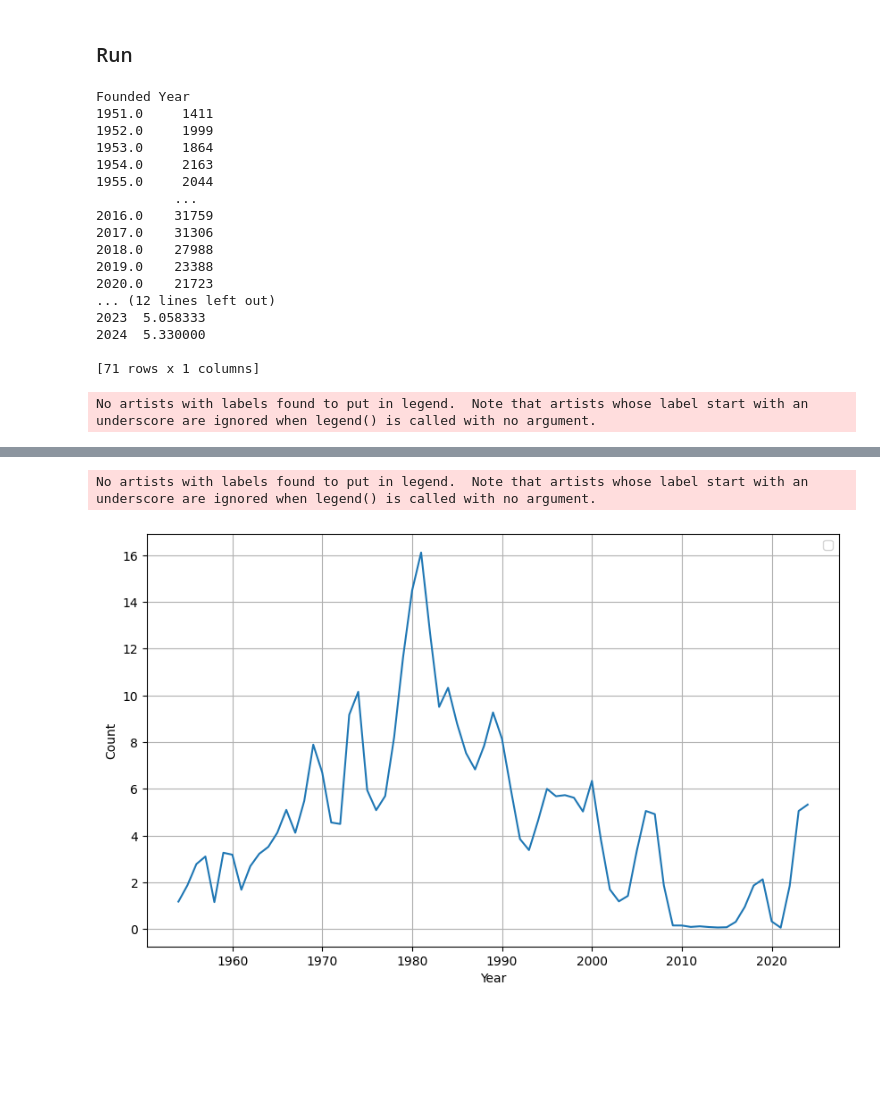
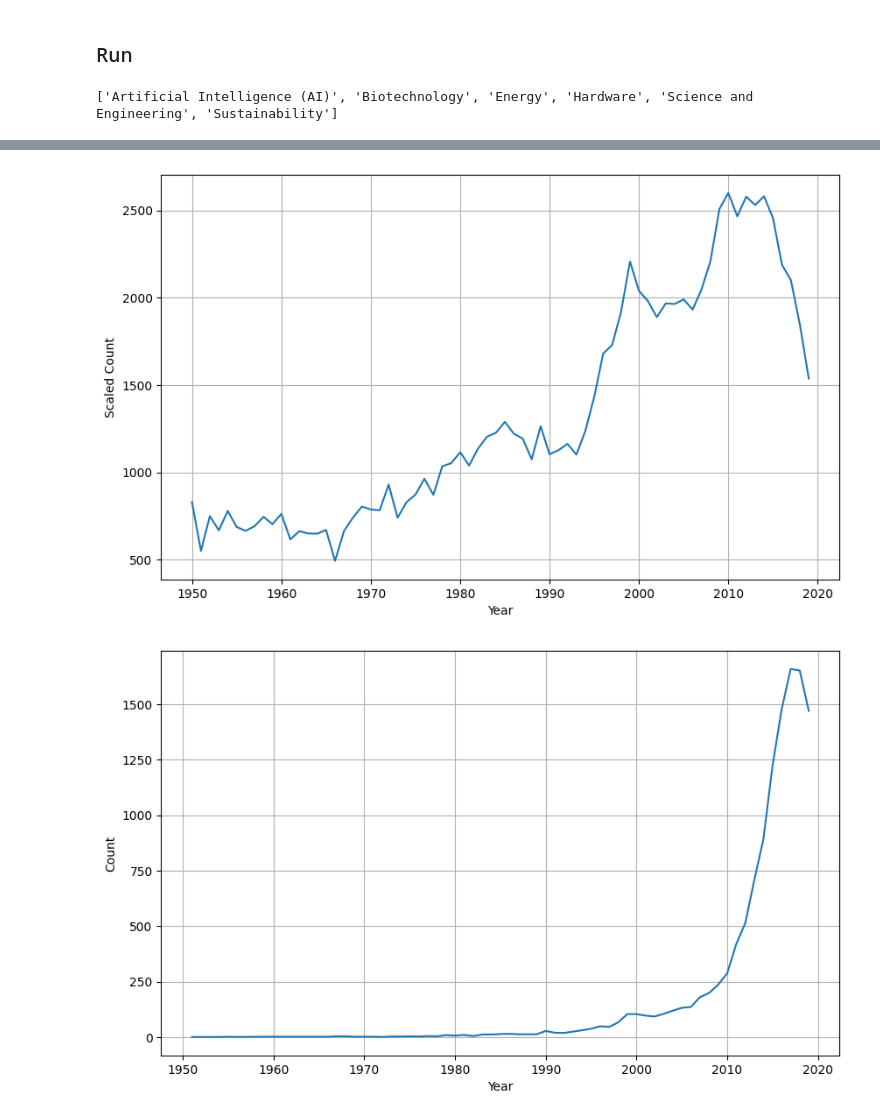
Before and after one commit to celinekoe/industrial_organisation, a Jupyter notebook: src/country.ipynb, the cells around one changed output, grey strips where cells are left out. Saved outputs shown, nothing was run; the diff lists cells and outputs as text; code cells hidden in the pictures; blank space fills up the shorter version.

```diff
--- a/src/country.ipynb
+++ b/src/country.ipynb
@@ -39 +47,12 @@ def get_tag_group_tag_count(firms, tag_group):
+# %%
+# Filter Firms
+firms = Firm.enrich_founded_year(firms, domain_created_year_map)
+firms = Firm.enrich_science(firms, Constants.tag_group_science_map)
+firms = firms[firms['Company Type'] == 'For Profit']
+firms = firms[pd.notna(firms['Founded Year'])]
+firms = firms[firms['Founded Year'] >= 1950]
+firms = firms[firms['Founded Year'] <= 2019]
+firms = firms.reset_index(drop=True)
+# %% [output]
+['Artificial Intelligence (AI)', 'Biotechnology', 'Energy', 'Hardware', 'Science and Engineering', 'Sustainability']
 # %%
@@ -42,40 +60,35 @@ firms = File.read_pickle(f"{args['country']}_firms")
 real_gdp = File.read_pickle('real_gdp')
 fed_rate = File.read_pickle('fed_rate')
-# %%
-# Filter data
-firms = firms[firms['Company Type'] == 'For Profit']
-firms = firms[pd.notna(firms['Founded Year'])]
-firms = firms[firms['Founded Year'] > 1950]
-firms = firms[firms['Founded Year'] <= 2020]
-firms = firms.reset_index(drop=True)
-# %%
-country_year_count = get_country_year_count(firms)
-# %% [output]
-Founded Year
-1951.0     1411
-1952.0     1999
-1953.0     1864
-1954.0     2163
-1955.0     2044
-          ...
-2016.0    31759
-2017.0    31306
-2018.0    27988
-2019.0    23388
-2020.0    21723
-... (12 lines left out)
-2023  5.058333
-2024  5.330000
-
-[71 rows x 1 columns]
+# %%
+# Filter Macro Data
+real_gdp = real_gdp['United States']
+real_gdp = real_gdp[real_gdp.index >= 1950]
+real_gdp = real_gdp[real_gdp.index <= 2019]
+
+fed_rate = fed_rate[fed_rate.index >= 1950]
+fed_rate = fed_rate[fed_rate.index <= 2019]
+first_fed_rate = fed_rate.loc[fed_rate['Fed Rate'].first_valid_index(), 'Fed Rate']
+fed_rate = fed_rate.reindex(range(1950, 2020)).fillna(value=first_fed_rate)
+# %%
+year_count = get_year_count(firms)
+scaled_year_count = get_scaled_year_count(firms, real_gdp)
+
+ai_year_count = get_tag_group_year_count(firms, 'Artificial Intelligence (AI)')
+biotech_year_count = get_tag_group_year_count(firms, 'Biotechnology')
+search_year_count = get_tag_year_count(firms, 'Search Engine')
 # %%
-Visualiser.plot(country_year_count)
+Visualiser.plot(year_count, 'Count')
 Visualiser.show()
 
-Visualiser.plot(fed_rate)
+Visualiser.plot(scaled_year_count, 'Scaled Count')
 Visualiser.show()
 
-Visualiser.log_regression(country_year_count, fed_rate)
+Visualiser.plot(ai_year_count, 'Count')
 Visualiser.show()
+
+Visualiser.plot(biotech_year_count, 'Count')
+Visualiser.show()
+
+Visualiser.plot(search_year_count, 'Count')
+Visualiser.show()
 # %% [output]
-No artists with labels found to put in legend.  Note that artists whose label start with an underscore are ignored when legend() is called with no argument.
@@ -83,2 +96,2 @@ No artists with labels found to put in legend.  Note that artists whose label st
-No artists with labels found to put in legend.  Note that artists whose label start with an underscore are ignored when legend() is called with no argument.
-[figure, old version]
+[figure, new version]
+[figure, added]
```
Also changed, not shown: parts of 12 cells of this notebook, 9 other files.
